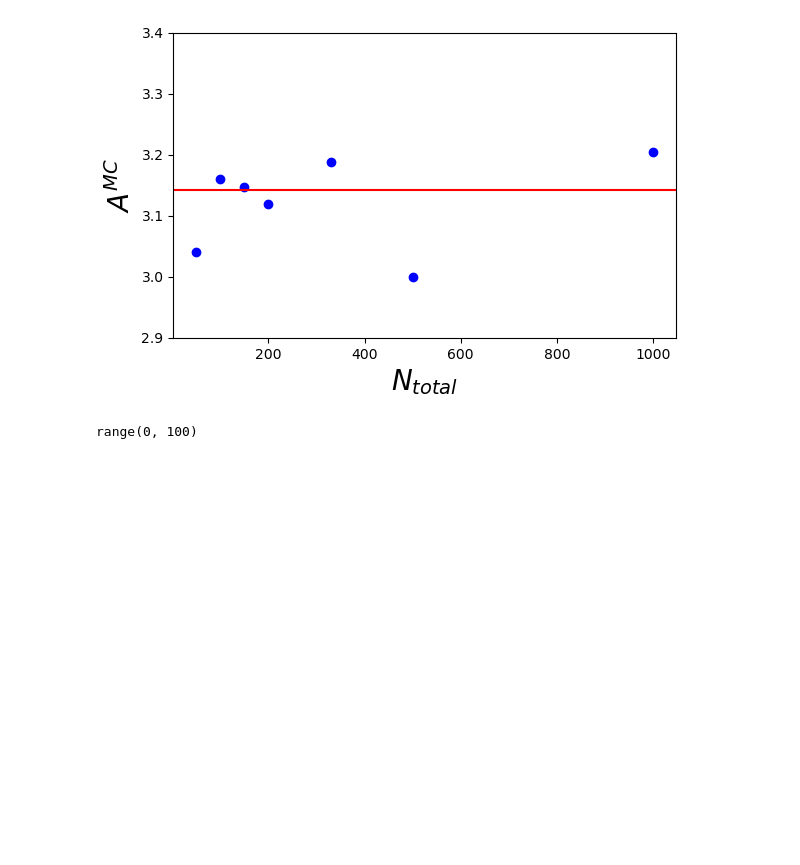
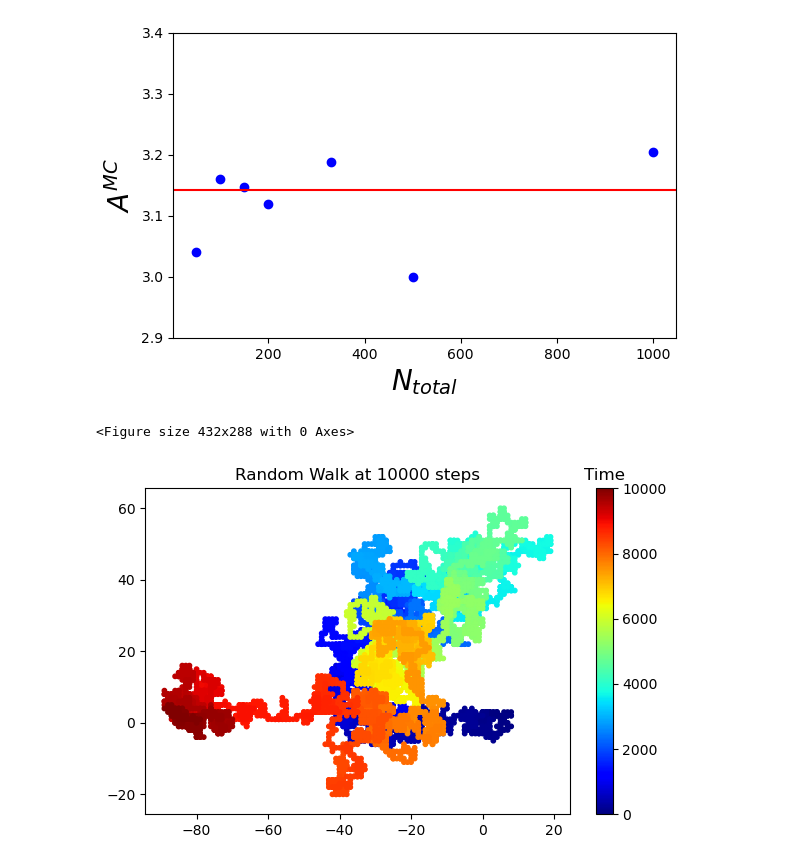
Before and after one commit to icmm-ntu/2022-Fall, a Jupyter notebook: Week4_20220929.ipynb, the cells around one changed output. Drawn from its saved outputs; the diff is of its cells as text; code cells hidden in the pictures; blank space fills up the shorter version.

```diff
--- a/Week4_20220929.ipynb
+++ b/Week4_20220929.ipynb
@@ -243,31 +243,52 @@ plt.tight_layout()
 # %%
 import numpy as np
 import matplotlib.pyplot as plt
 
 
-n_step = 100
+n_step = 10000
 
 time_array = range(0,n_step)
 x_array = np.zeros(n_step)
 y_array = np.zeros(n_step)
 
 random_array = np.random.uniform(0,4,n_step)
 
 
 for t in time_array:
     val = random_array[t]
     if val < 1:  # val smaller than 1, right
         x_array[t] = x_array[t-1] + 1
         y_array[t] = y_array[t-1]
     elif val < 2:  # val between 1 and 2, left
         x_array[t] = x_array[t-1] - 1
         y_array[t] = y_array[t-1]
     elif val < 3: # val between 2 and 3, up
         x_array[t] = x_array[t-1]
         y_array[t] = y_array[t-1] + 1
     else: # val between 3 and 4, down
         x_array[t] = x_array[t-1]
         y_array[t] = y_array[t-1] - 1
 #=====
+
+#=====
+plt.clf()
+fig = plt.figure( dpi = 100 ) # set figure resolution, dots per inch
+fig.set_size_inches(6,4)
+plt.scatter(x_array, y_array, c=time_array, cmap='jet', s= 10)
+
+
+
+plt.title("Random Walk at " + str(n_step) + " steps")
+
+plt.clim(0,n_step)
+clb = plt.colorbar()
+clb.ax.set_title('Time')
+
+
+plt.axis("equal")
+plt.tight_layout()
+
+plt.savefig("Unit_3.9_random_walk.png")
 # %% [output]
-range(0, 100)
+<Figure size 432x288 with 0 Axes>
+[figure, added]
```
Also changed, not shown: 1 other file.
